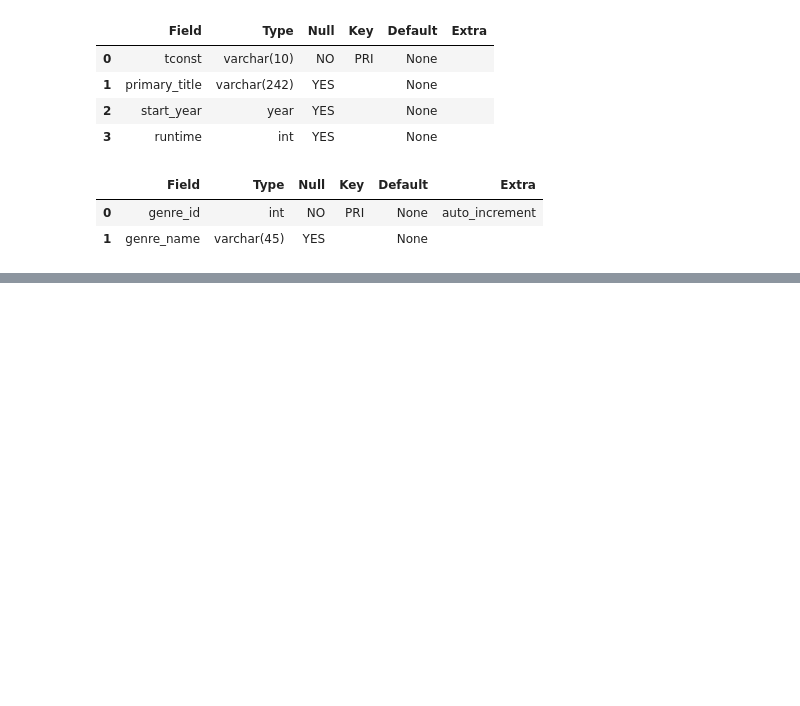
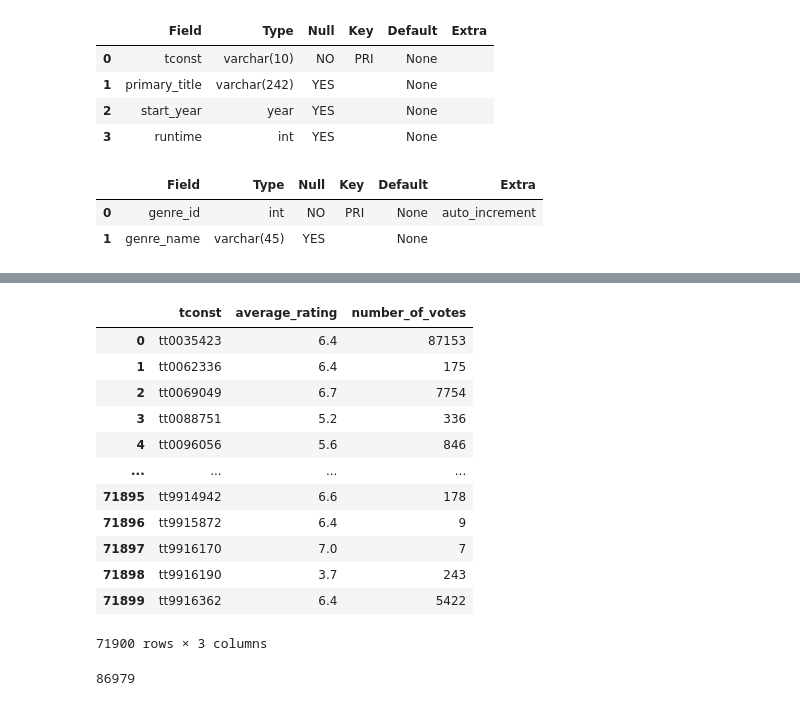
Before and after one commit to EhLeeOod/movie-project, a Jupyter notebook: part-2.ipynb, the cells around one changed output, grey strips where cells are left out. Cells and saved outputs as stored; diff of their text form; code cells hidden in the pictures; blank space fills up the shorter version.

```diff
--- a/part-2.ipynb
+++ b/part-2.ipynb
@@ -114 +146,31 @@ title_basics = pd.read_csv('Data/basics.csv')
+# %%
+# rename ratings columns
+rename_map = {"averageRating":"average_rating",
+              "numVotes":"number_of_votes"
+             }
+
+ratings = ratings.rename(rename_map, axis=1)
+
+# verify changes
+ratings
+# %% [output]
+|  | tconst | average_rating | number_of_votes |
+| 0 | tt0035423 | 6.4 | 87153 |
+| 1 | tt0062336 | 6.4 | 175 |
+| 2 | tt0069049 | 6.7 | 7754 |
+| 3 | tt0088751 | 5.2 | 336 |
+| 4 | tt0096056 | 5.6 | 846 |
+| ... | ... | ... | ... |
+| 71895 | tt9914942 | 6.6 | 178 |
+| 71896 | tt9915872 | 6.4 | 9 |
+| 71897 | tt9916170 | 7.0 | 7 |
+| 71898 | tt9916190 | 3.7 | 243 |
+| 71899 | tt9916362 | 6.4 | 5422 |
+71900 rows × 3 columns
+# %%
+# # append data to tables
+ratings.to_sql("ratings",conn,index=False, if_exists='append')
+title_basics.to_sql("title_basics",conn,index=False, if_exists='append')
+# %% [output]
+86979
 # %%
```
Also changed, not shown: parts of 15 cells of this notebook, 2 other files.
